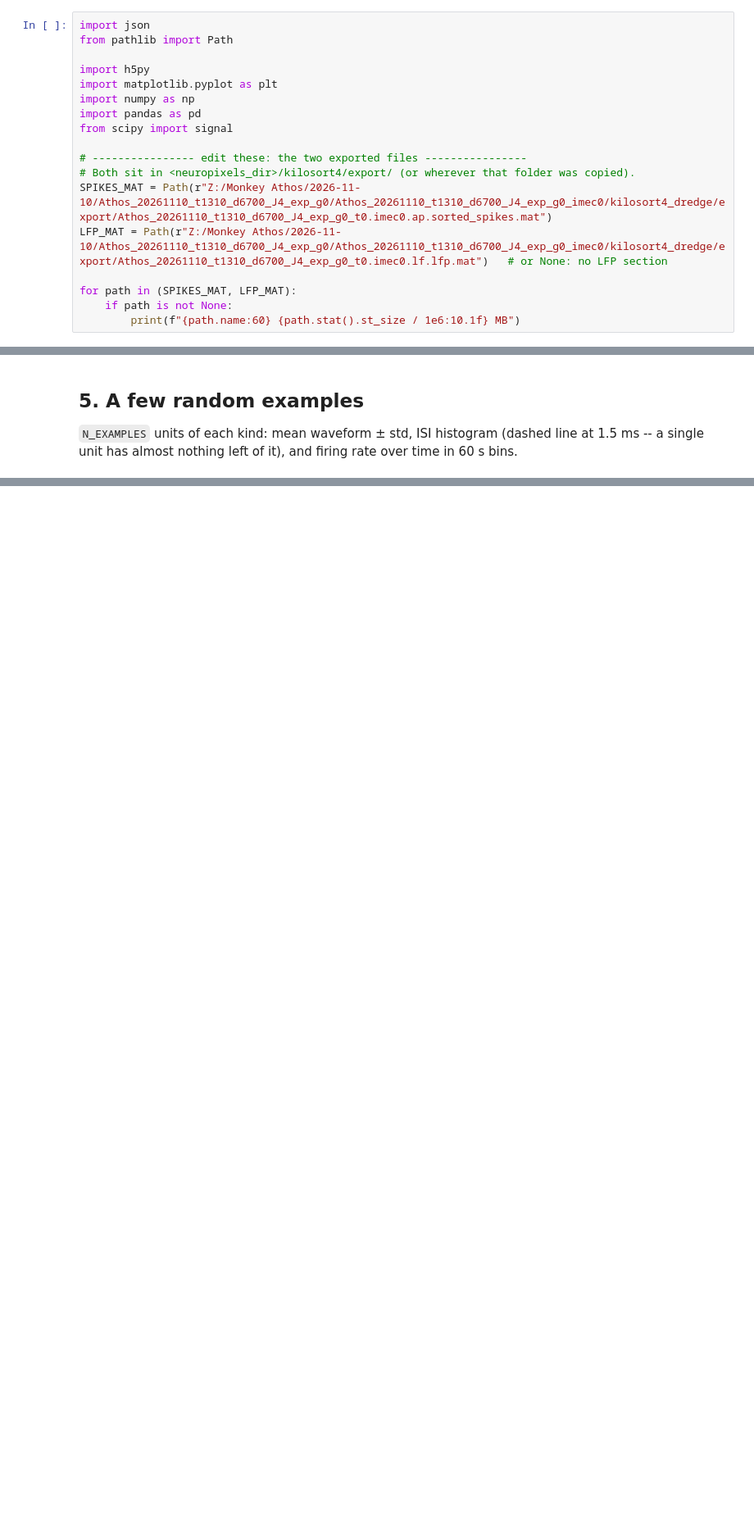
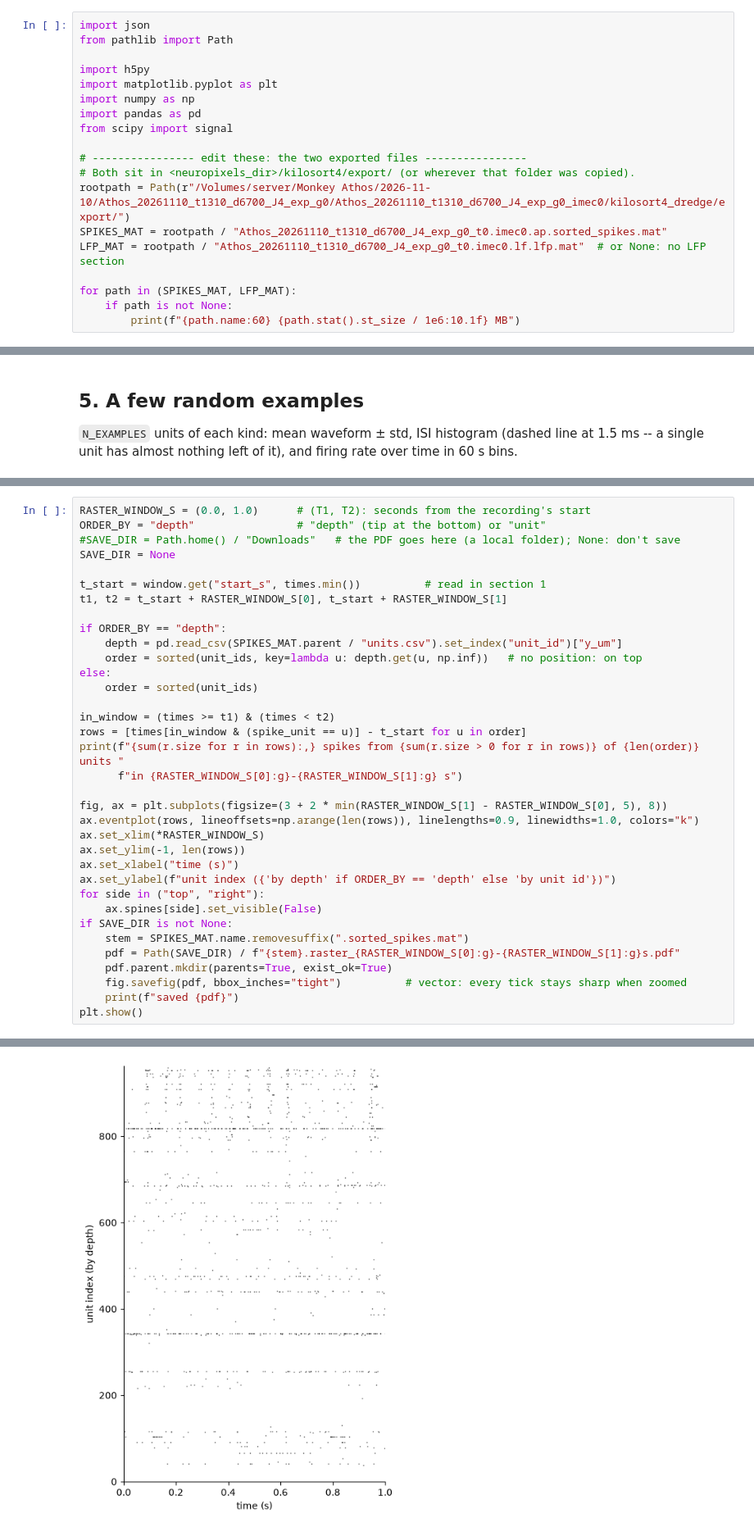
Before and after one commit to xuefeiyu2015/SpikeSortingKilosort, a Jupyter notebook: notebooks/step4_check_export.ipynb, the cells around one changed output, grey strips where cells are left out. Shown at 82% size. Drawn from its saved outputs; the diff is of its cells as text; blank space fills up the shorter version.

```diff
--- a/notebooks/step4_check_export.ipynb
+++ b/notebooks/step4_check_export.ipynb
@@ -27,8 +27,9 @@ from scipy import signal
 
 # ---------------- edit these: the two exported files ----------------
 # Both sit in <neuropixels_dir>/kilosort4/export/ (or wherever that folder was copied).
-SPIKES_MAT = Path(r"Z:/Monkey Athos/2026-11-10/Athos_20261110_t1310_d6700_J4_exp_g0/Athos_20261110_t1310_d6700_J4_exp_g0_imec0/kilosort4_dredge/export/Athos_20261110_t1310_d6700_J4_exp_g0_t0.imec0.ap.sorted_spikes.mat")
-LFP_MAT = Path(r"Z:/Monkey Athos/2026-11-10/Athos_20261110_t1310_d6700_J4_exp_g0/Athos_20261110_t1310_d6700_J4_exp_g0_imec0/kilosort4_dredge/export/Athos_20261110_t1310_d6700_J4_exp_g0_t0.imec0.lf.lfp.mat")   # or None: no LFP section
+rootpath = Path(r"/Volumes/server/Monkey Athos/2026-11-10/Athos_20261110_t1310_d6700_J4_exp_g0/Athos_20261110_t1310_d6700_J4_exp_g0_imec0/kilosort4_dredge/export/")
+SPIKES_MAT = rootpath / "Athos_20261110_t1310_d6700_J4_exp_g0_t0.imec0.ap.sorted_spikes.mat"
+LFP_MAT = rootpath / "Athos_20261110_t1310_d6700_J4_exp_g0_t0.imec0.lf.lfp.mat"  # or None: no LFP section
 
 for path in (SPIKES_MAT, LFP_MAT):
     if path is not None:
@@ -264,0 +288,36 @@ for kind in counts.index:
+# %%
+RASTER_WINDOW_S = (0.0, 1.0)      # (T1, T2): seconds from the recording's start
+ORDER_BY = "depth"                # "depth" (tip at the bottom) or "unit"
+#SAVE_DIR = Path.home() / "Downloads"   # the PDF goes here (a local folder); None: don't save
+SAVE_DIR = None
+
+t_start = window.get("start_s", times.min())          # read in section 1
+t1, t2 = t_start + RASTER_WINDOW_S[0], t_start + RASTER_WINDOW_S[1]
+
+if ORDER_BY == "depth":
+    depth = pd.read_csv(SPIKES_MAT.parent / "units.csv").set_index("unit_id")["y_um"]
+    order = sorted(unit_ids, key=lambda u: depth.get(u, np.inf))   # no position: on top
+else:
+    order = sorted(unit_ids)
+
+in_window = (times >= t1) & (times < t2)
+rows = [times[in_window & (spike_unit == u)] - t_start for u in order]
+print(f"{sum(r.size for r in rows):,} spikes from {sum(r.size > 0 for r in rows)} of {len(order)} units "
+      f"in {RASTER_WINDOW_S[0]:g}-{RASTER_WINDOW_S[1]:g} s")
+
+fig, ax = plt.subplots(figsize=(3 + 2 * min(RASTER_WINDOW_S[1] - RASTER_WINDOW_S[0], 5), 8))
+ax.eventplot(rows, lineoffsets=np.arange(len(rows)), linelengths=0.9, linewidths=1.0, colors="k")
+ax.set_xlim(*RASTER_WINDOW_S)
+ax.set_ylim(-1, len(rows))
+ax.set_xlabel("time (s)")
+ax.set_ylabel(f"unit index ({'by depth' if ORDER_BY == 'depth' else 'by unit id'})")
+for side in ("top", "right"):
+    ax.spines[side].set_visible(False)
+if SAVE_DIR is not None:
+    stem = SPIKES_MAT.name.removesuffix(".sorted_spikes.mat")
+    pdf = Path(SAVE_DIR) / f"{stem}.raster_{RASTER_WINDOW_S[0]:g}-{RASTER_WINDOW_S[1]:g}s.pdf"
+    pdf.parent.mkdir(parents=True, exist_ok=True)
+    fig.savefig(pdf, bbox_inches="tight")          # vector: every tick stays sharp when zoomed
+    print(f"saved {pdf}")
+plt.show()
+# %% [output]
@@ -265 +326,2 @@ for kind in counts.index:
+[figure, added]
 # %% [markdown]
```
Also changed, not shown: parts of 6 cells of this notebook.
